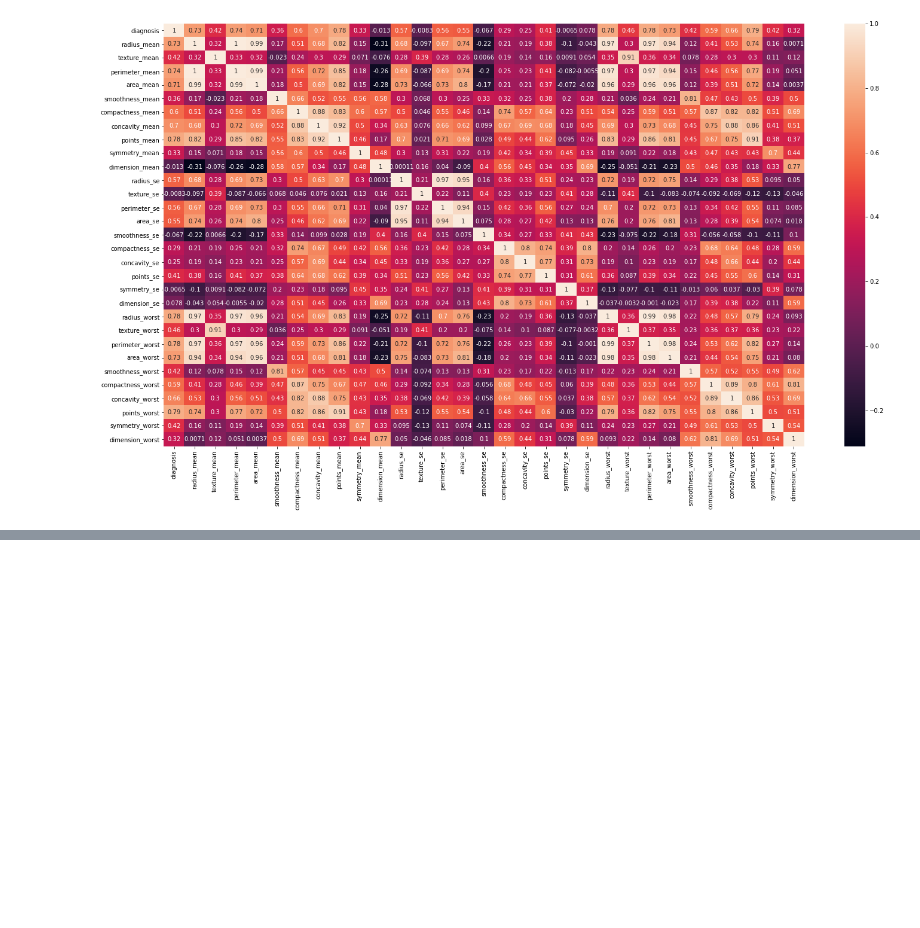
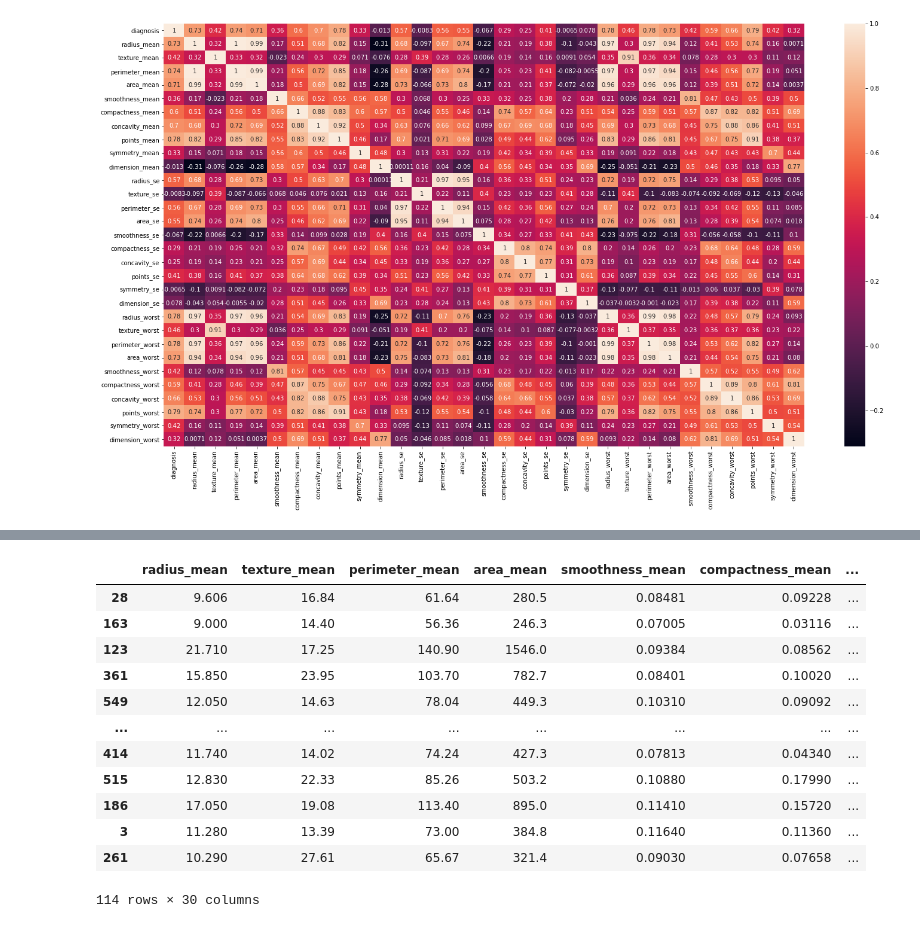
Before and after one commit to rashmi0114/ML_Assignment2_IT18169512_IT19234694_-IT19214962_IT19233840, a Jupyter notebook: lung cancer.ipynb, the cells around one changed output, grey strips where cells are left out. Saved outputs shown, nothing was run; the diff lists cells and outputs as text; code cells hidden in the pictures; blank space fills up the shorter version.

```diff
--- a/lung cancer.ipynb
+++ b/lung cancer.ipynb
@@ -254,0 +335,16 @@ sb.heatmap(lung_cancer.corr(), annot=True)
+# %%
+X_test
+# %% [output]
+|  | radius_mean | texture_mean | perimeter_mean | area_mean | smoothness_mean | compactness_mean | ... |
+| 28 | 9.606 | 16.84 | 61.64 | 280.5 | 0.08481 | 0.09228 | ... |
+| 163 | 9.000 | 14.40 | 56.36 | 246.3 | 0.07005 | 0.03116 | ... |
+| 123 | 21.710 | 17.25 | 140.90 | 1546.0 | 0.09384 | 0.08562 | ... |
+| 361 | 15.850 | 23.95 | 103.70 | 782.7 | 0.08401 | 0.10020 | ... |
+| 549 | 12.050 | 14.63 | 78.04 | 449.3 | 0.10310 | 0.09092 | ... |
+| ... | ... | ... | ... | ... | ... | ... | ... |
+| 414 | 11.740 | 14.02 | 74.24 | 427.3 | 0.07813 | 0.04340 | ... |
+| 515 | 12.830 | 22.33 | 85.26 | 503.2 | 0.10880 | 0.17990 | ... |
+| 186 | 17.050 | 19.08 | 113.40 | 895.0 | 0.11410 | 0.15720 | ... |
+| 3 | 11.280 | 13.39 | 73.00 | 384.8 | 0.11640 | 0.11360 | ... |
+| 261 | 10.290 | 27.61 | 65.67 | 321.4 | 0.09030 | 0.07658 | ... |
+114 rows × 30 columns
```
Also changed, not shown: parts of 23 cells of this notebook.
